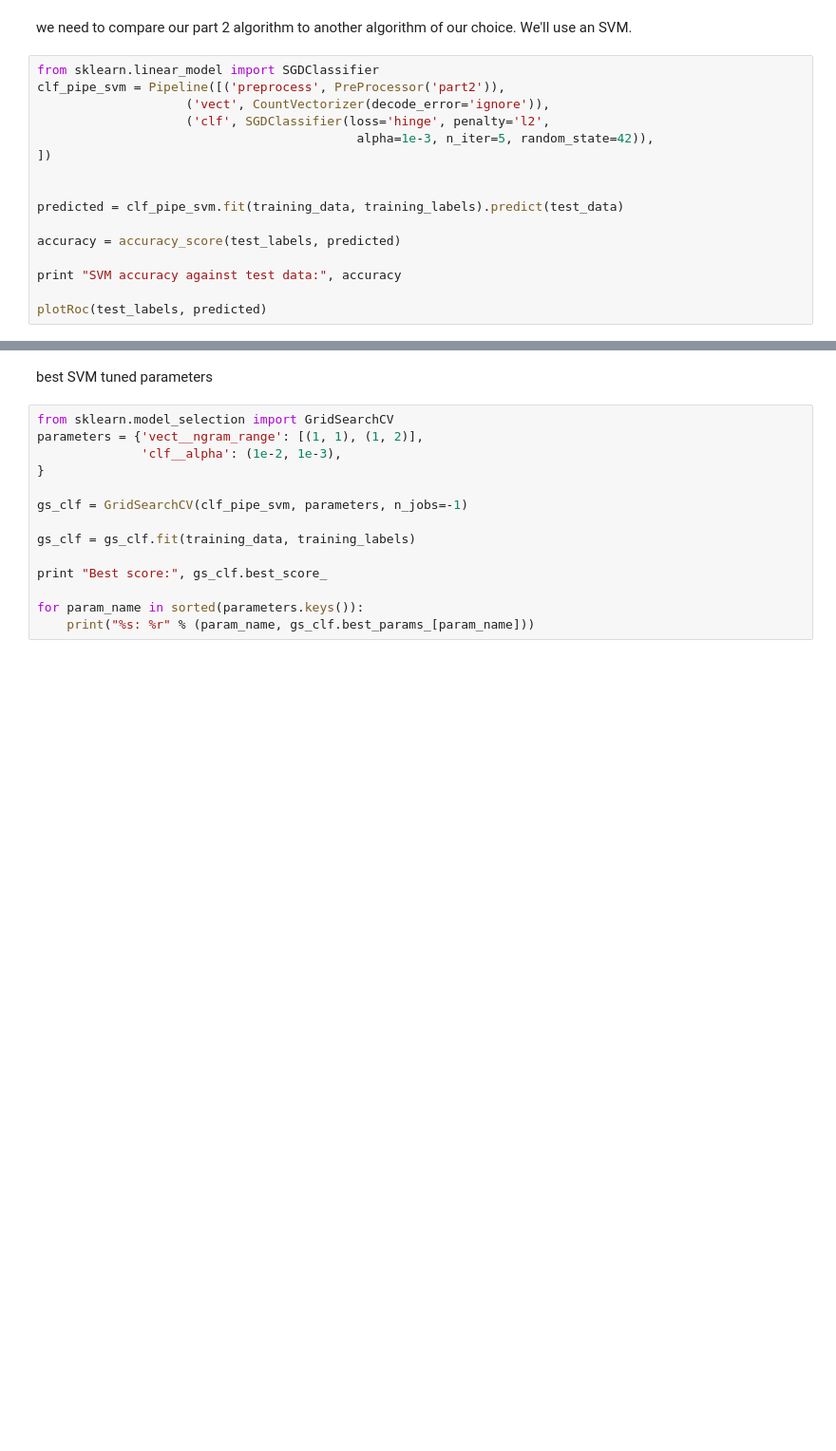
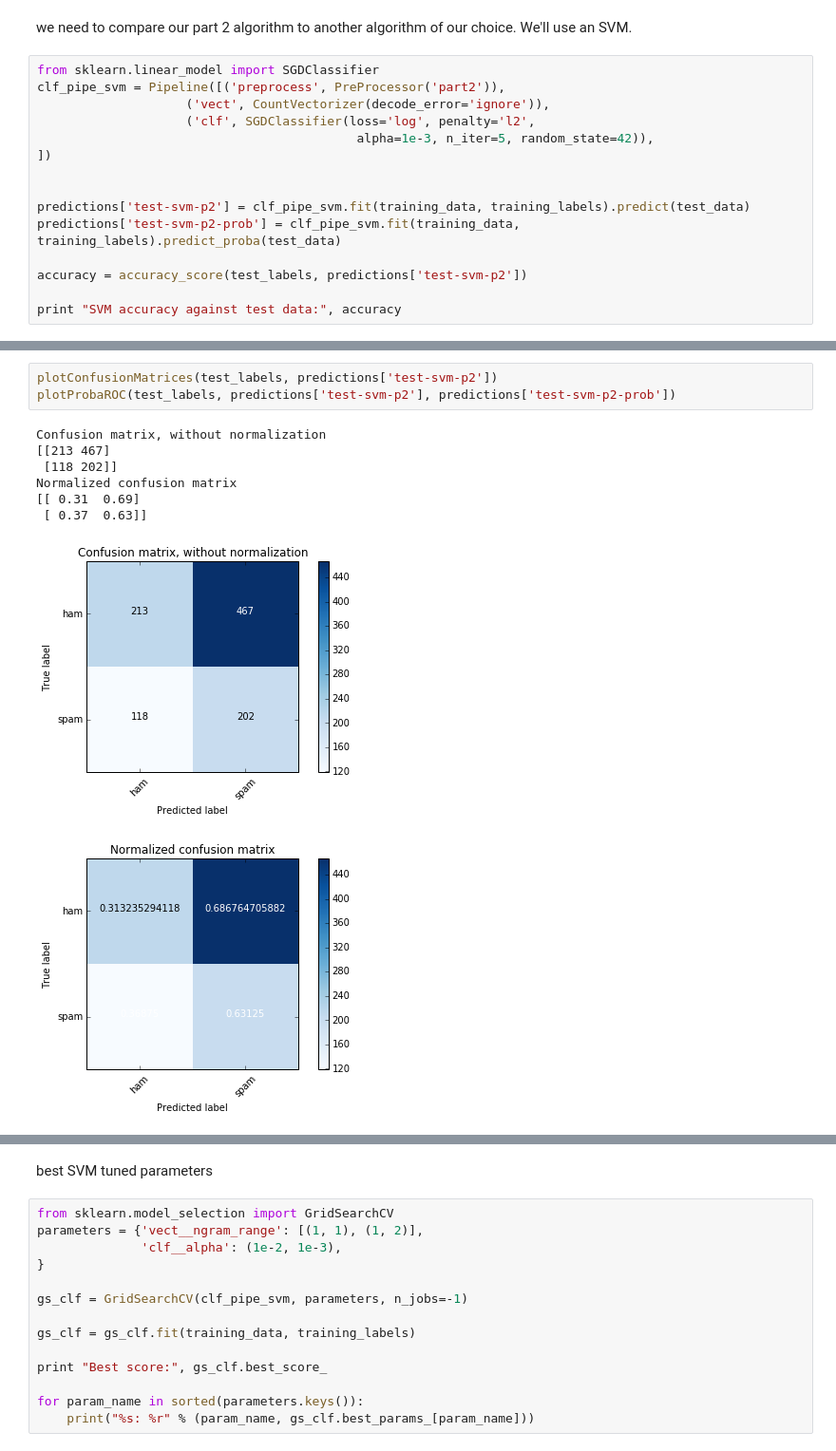
Before and after one commit to mikejcooper/Spam-Filter-Bayes-Linear-Classifier, a Jupyter notebook: filter.ipynb, the cells around one changed output, grey strips where cells are left out. Shown at 95% size. Saved outputs shown, nothing was run; the diff lists cells and outputs as text; blank space fills up the shorter version.

```diff
--- a/filter.ipynb
+++ b/filter.ipynb
@@ -515,16 +622,15 @@ we need to compare our part 2 algorithm to another algorithm of our choice. We'l
 from sklearn.linear_model import SGDClassifier
 clf_pipe_svm = Pipeline([('preprocess', PreProcessor('part2')),
                     ('vect', CountVectorizer(decode_error='ignore')),
-                    ('clf', SGDClassifier(loss='hinge', penalty='l2',
+                    ('clf', SGDClassifier(loss='log', penalty='l2',
                                            alpha=1e-3, n_iter=5, random_state=42)),
 ])
 
 
-predicted = clf_pipe_svm.fit(training_data, training_labels).predict(test_data)
+predictions['test-svm-p2'] = clf_pipe_svm.fit(training_data, training_labels).predict(test_data)
+predictions['test-svm-p2-prob'] = clf_pipe_svm.fit(training_data, training_labels).predict_proba(test_data)
 
-accuracy = accuracy_score(test_labels, predicted)
+accuracy = accuracy_score(test_labels, predictions['test-svm-p2'])
 
 print "SVM accuracy against test data:", accuracy
-
-plotRoc(test_labels, predicted)
 # %% [output]
@@ -531,0 +640,12 @@ AttributeError: probability estimates are not available for loss='hinge'
+# %%
+plotConfusionMatrices(test_labels, predictions['test-svm-p2'])
+plotProbaROC(test_labels, predictions['test-svm-p2'], predictions['test-svm-p2-prob'])
+# %% [output]
+Confusion matrix, without normalization
+[[213 467]
+ [118 202]]
+Normalized confusion matrix
+[[ 0.31  0.69]
+ [ 0.37  0.63]]
+[figure, added]
+[figure, added]
```
Also changed, not shown: parts of 22 cells of this notebook.
